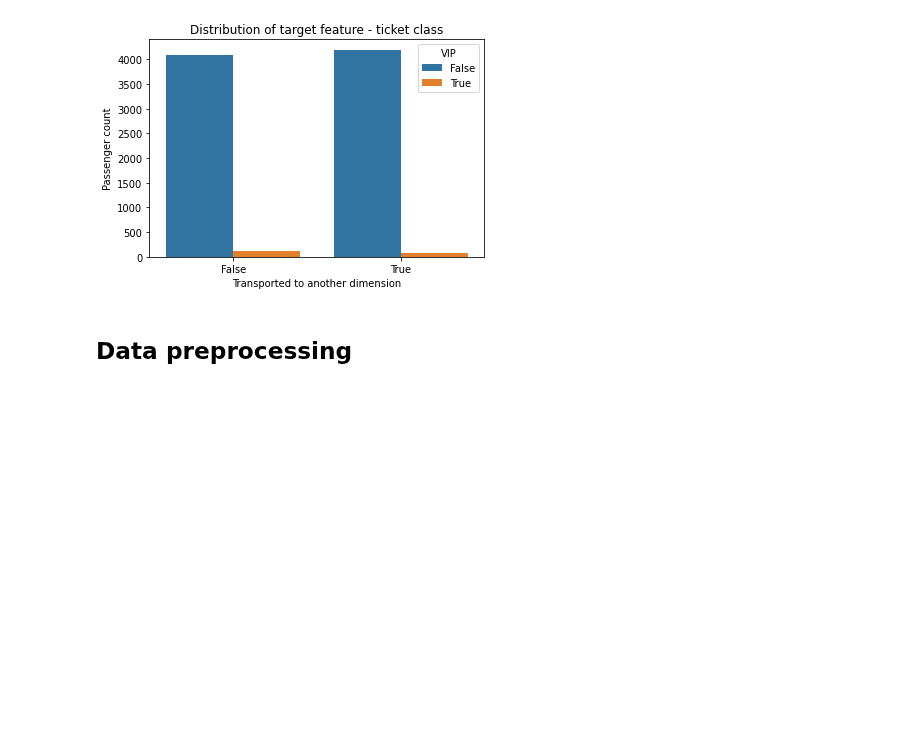
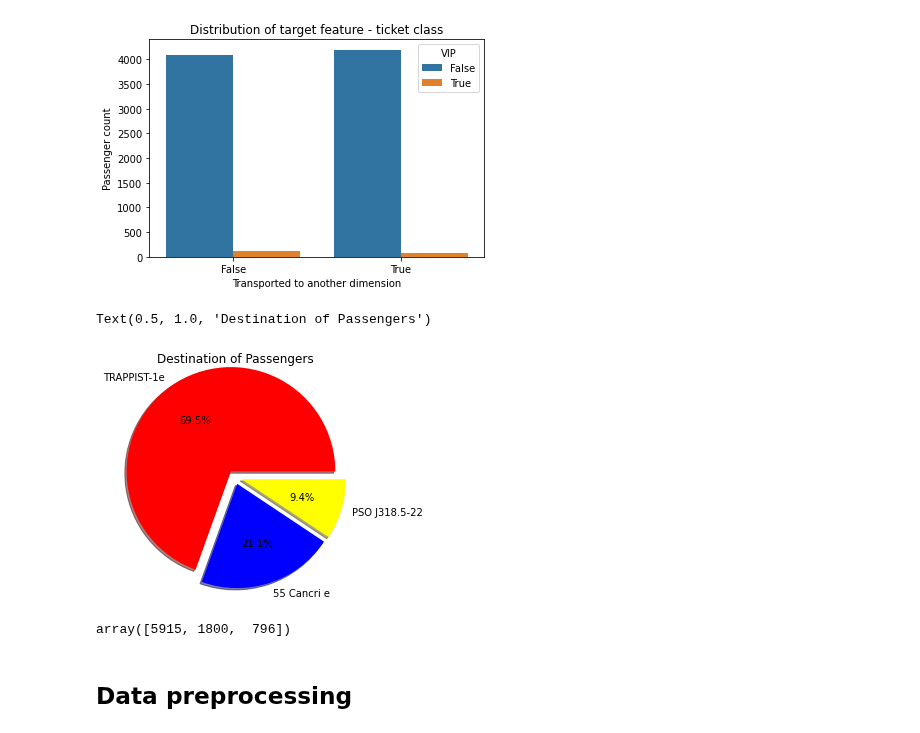
Before and after one commit to ParisRohan/Kaggle_DataScience_Projects, a Jupyter notebook: rp-space-titanic-1.ipynb, the cells around one changed output. Saved outputs shown, nothing was run; the diff lists cells and outputs as text; code cells hidden in the pictures; blank space fills up the shorter version.

```diff
--- a/rp-space-titanic-1.ipynb
+++ b/rp-space-titanic-1.ipynb
@@ -165,6 +172,21 @@ plt.title('Distribution of target feature - ticket class')
 # %% [output]
 Text(0.5, 1.0, 'Distribution of target feature - ticket class')
 [figure]
+# %%
+label = df_train['Destination'].value_counts().index
+size  = df_train['Destination'].value_counts().values
+color = ['Red', 'Blue', 'Yellow']
+e     = [0.08,0.08,0.08]
+
+plt.pie(size, labels=label, colors=color, radius=1.2, shadow=True, explode=e, autopct='%1.1f%%')
+plt.title('Destination of Passengers')
+# %% [output]
+Text(0.5, 1.0, 'Destination of Passengers')
+[figure, added]
+# %%
+df_train['Destination'].value_counts().values
+# %% [output]
+array([5915, 1800,  796])
 # %% [markdown]
 ## Data preprocessing
 # %%
```
Also changed, not shown: parts of 22 cells of this notebook.
